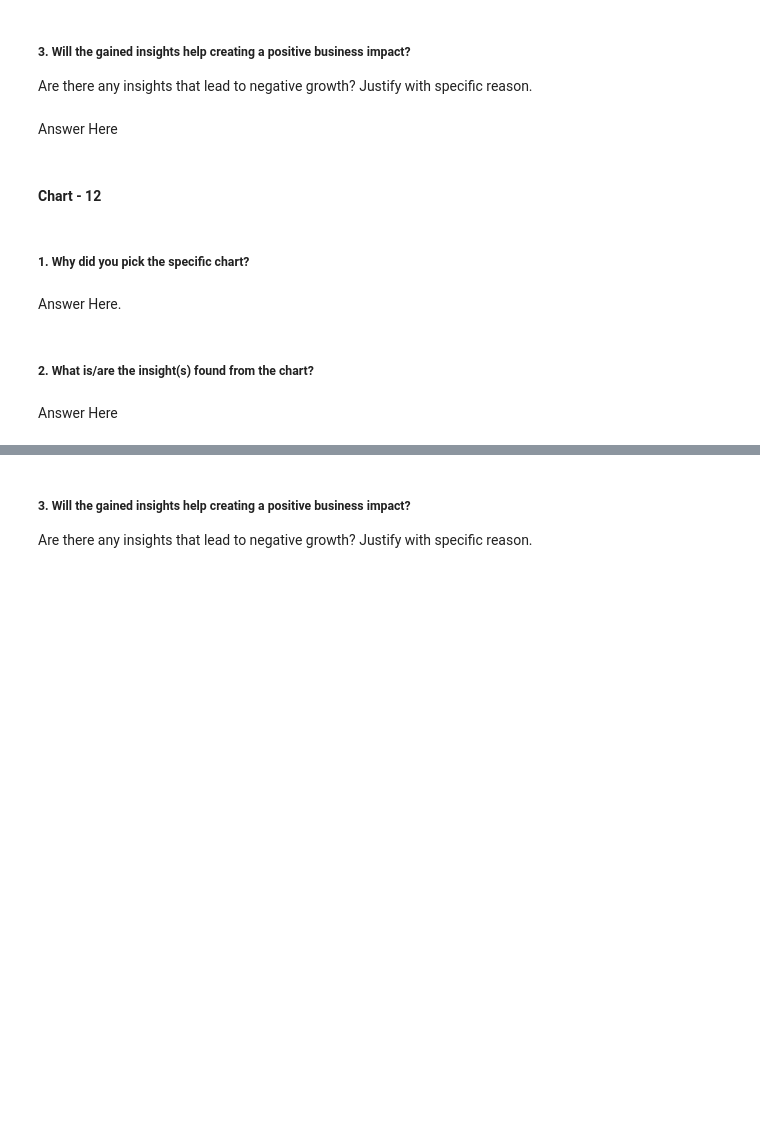
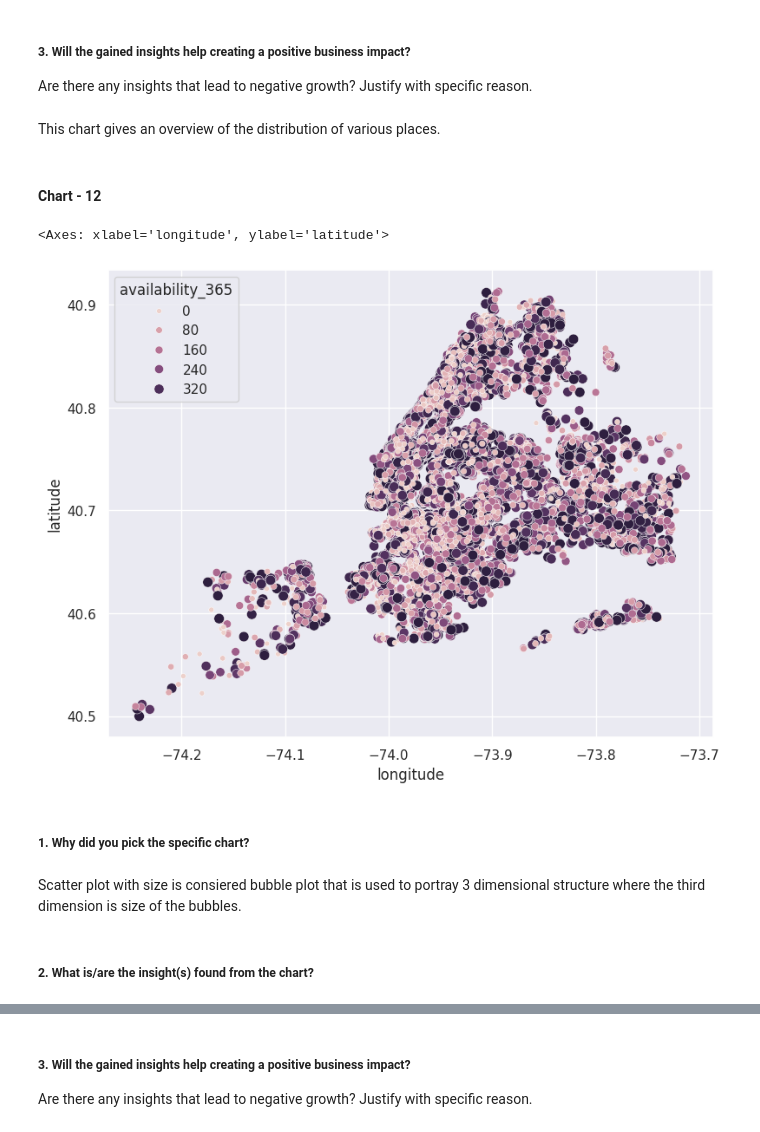
Before and after one commit to Hercules2310/E_D_A, a Jupyter notebook: EDA_AIR_BNB.ipynb, the cells around one changed output, grey strips where cells are left out. Cells and saved outputs as stored; diff of their text form; code cells hidden in the pictures; blank space fills up the shorter version.

```diff
--- a/EDA_AIR_BNB.ipynb
+++ b/EDA_AIR_BNB.ipynb
@@ -410,7 +593,7 @@ Answer Here
 # %% [markdown]
 ##### 3. Will the gained insights help creating a positive business impact?
 Are there any insights that lead to negative growth? Justify with specific reason.
-# %% [markdown]
-Answer Here
+# %% [markdown]
+This chart gives an overview of the distribution of various places.
 # %% [markdown]
 #### Chart - 12
@@ -419,8 +600,13 @@ Answer Here
+# %%
+# Chart - 12 visualization code
+plt.figure(figsize=(9,7))
+sns.scatterplot(data=df,y='latitude',x='longitude',hue='availability_365',size='availability_365')
+# %% [output]
+<Axes: xlabel='longitude', ylabel='latitude'>
+[figure, added]
 # %% [markdown]
 ##### 1. Why did you pick the specific chart?
-# %% [markdown]
-Answer Here.
+# %% [markdown]
+Scatter plot with size is consiered bubble plot that is used to portray 3 dimensional structure where the third dimension is size of the bubbles.
 # %% [markdown]
 ##### 2. What is/are the insight(s) found from the chart?
-# %% [markdown]
-Answer Here
```
Also changed, not shown: parts of 52 cells of this notebook.
